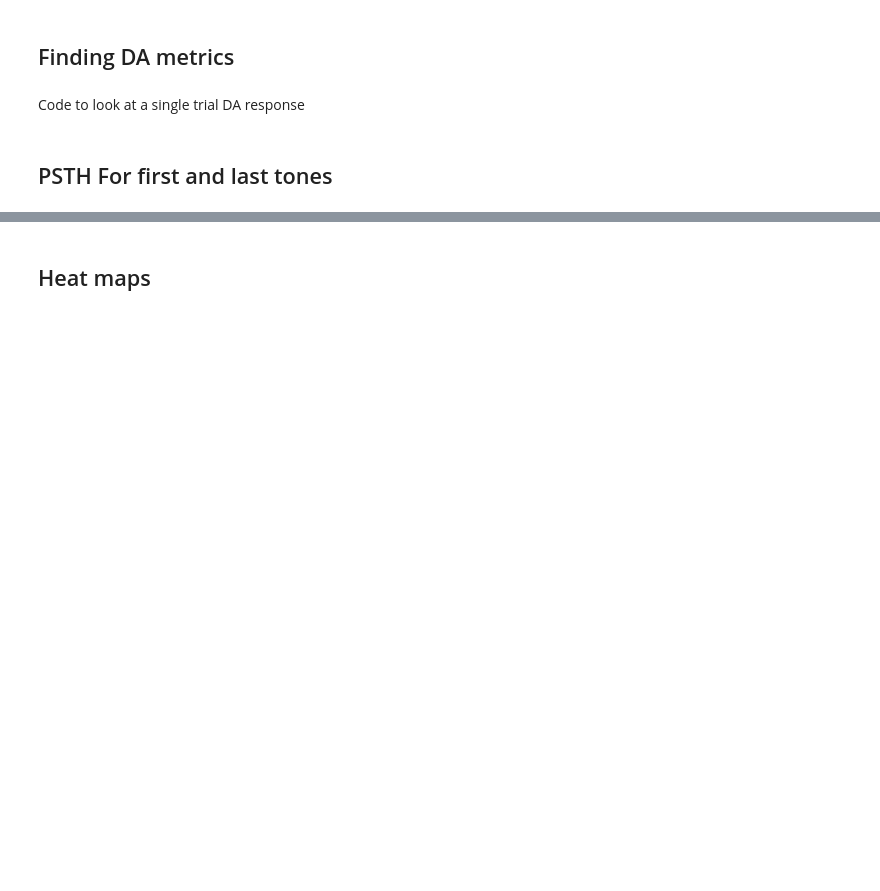
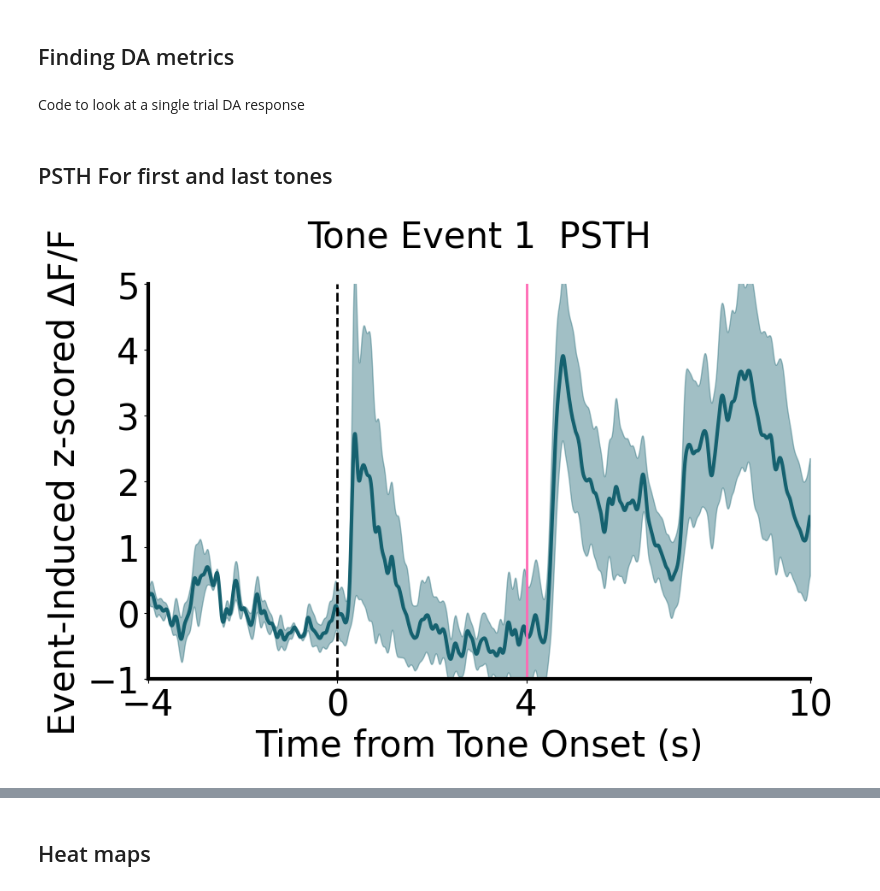
Before and after one commit to padillacoreanolab/Fiber_Photometry, a Jupyter notebook: Reward_Training-Competition/Reward_Training/rt_analysis.ipynb, the cells around one changed output, grey strips where cells are left out. Saved outputs shown, nothing was run; the diff lists cells and outputs as text; code cells hidden in the pictures; blank space fills up the shorter version.

```diff
--- a/Reward_Training-Competition/Reward_Training/rt_analysis.ipynb
+++ b/Reward_Training-Competition/Reward_Training/rt_analysis.ipynb
@@ -14,7 +14,7 @@ import matplotlib.pyplot as plt
 # %%
 # NAc
 # experiment_path = r"C:\Users\alber\OneDrive\Desktop\PC_Lab\Photometry\Pilot_2\Combined_Cohorts\Reward_Training\Combined\Day_1\NAc"
-experiment_path = r"C:\Users\alber\OneDrive\Desktop\PC_Lab\Photometry\Pilot_2\Combined_Cohorts\Reward_Training\Combined\Day10\NAc"
+# experiment_path = r"C:\Users\alber\OneDrive\Desktop\PC_Lab\Photometry\Pilot_2\Combined_Cohorts\Reward_Training\Combined\Day10\NAc"
 brain_region = '#15616F'
 
 # mPFC
@@ -25,5 +25,6 @@ brain_region = '#15616F'
 # NAc: #15616F
 # mPFC: #FFAF00
 save_path = r'graphs'
+experiment_path = r"C:\Users\alber\OneDrive\Desktop\PC_Lab\Photometry\Pilot_2\Combined_Cohorts\Reward_Training\Combined\test"
 # %%
 exp = Reward_Training(experiment_folder_path=experiment_path, behavior_folder_path=None)
@@ -72,6 +97,8 @@ Code to look at a single trial DA response
 # %% [markdown]
 ## PSTH For first and last tones
 # %%
-exp.plot_specific_event_psth(event_type='Tone', event_index = 1, directory_path=save_path, brain_region='NAc', y_min=-1, y_max=5, df=None, bin_size=100)
+exp.plot_specific_event_psth(event_type='Tone', event_index = 1, directory_path=save_path, brain_region='NAc', condition= '', y_min=-1, y_max=5, bin_size=100)
 # exp.plot_specific_event_psth(event_type='Tone', event_index = 1, directory_path=save_path, brain_region='mPFC', y_min=-1, y_max=1.5, df=None, bin_size=100)
+# %% [output]
+[figure, added]
 # %%
```
Also changed, not shown: parts of 12 cells of this notebook, 13 other files.
